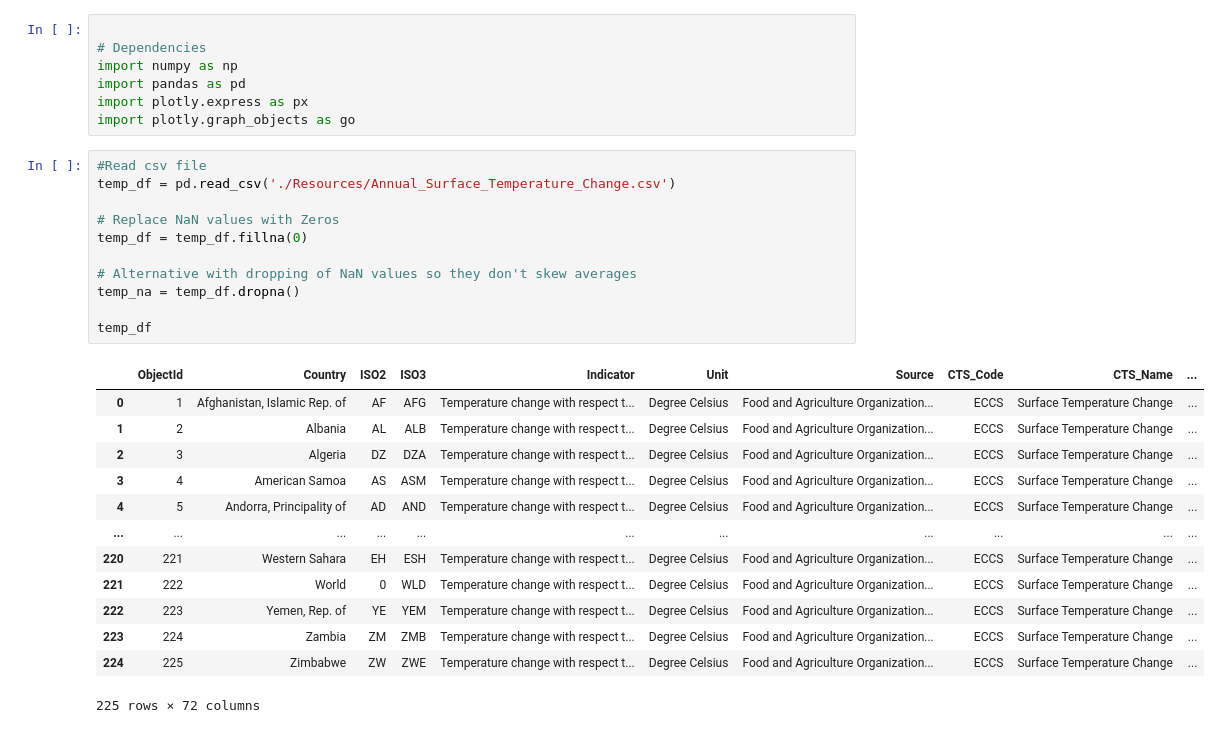
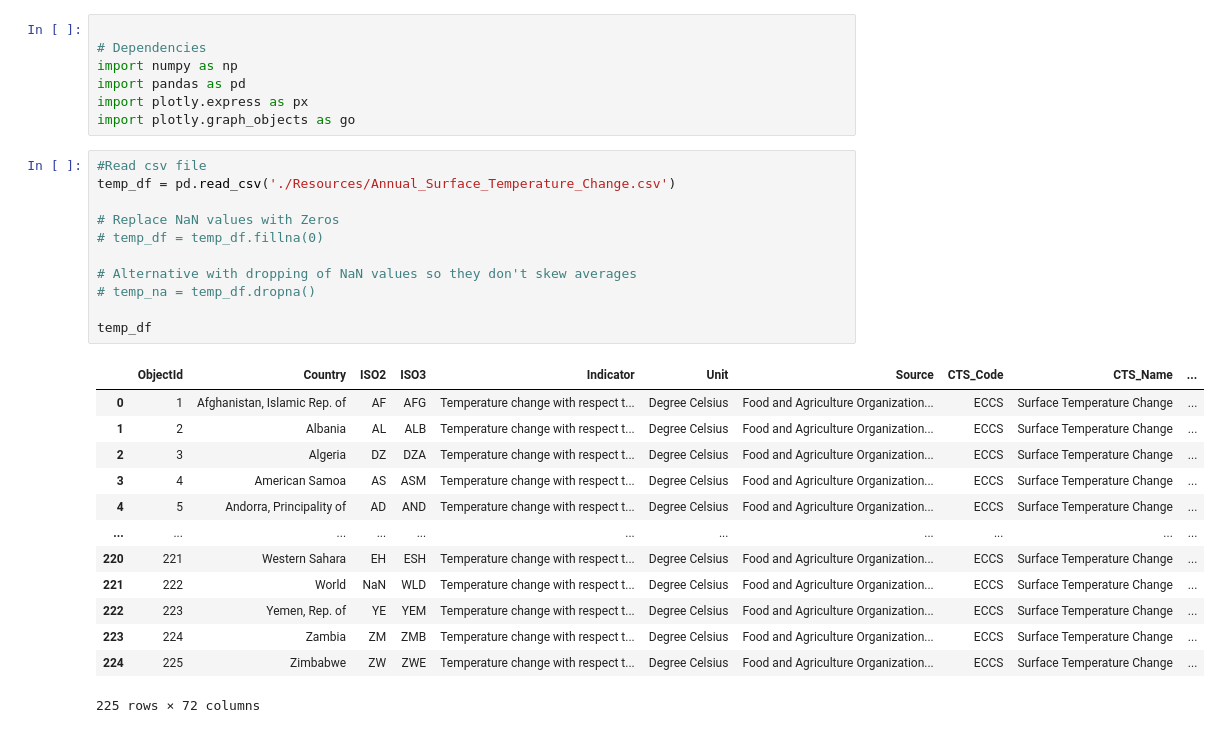
Before and after one commit to Kevin-McConchie/IMF-Weather-Data, a Jupyter notebook: global_temps.ipynb, the cells around one changed output. Cells and saved outputs as stored; diff of their text form.

Commit message:
Update with check on world row vs data supplied

```diff
--- a/global_temps.ipynb
+++ b/global_temps.ipynb
@@ -8,24 +8,24 @@ import plotly.graph_objects as go
 # %%
 #Read csv file
 temp_df = pd.read_csv('./Resources/Annual_Surface_Temperature_Change.csv')
 
 # Replace NaN values with Zeros
-temp_df = temp_df.fillna(0)
+# temp_df = temp_df.fillna(0)
 
 # Alternative with dropping of NaN values so they don't skew averages
-temp_na = temp_df.dropna()
+# temp_na = temp_df.dropna()
 
 temp_df
 # %% [output]
 |  | ObjectId | Country | ISO2 | ISO3 | Indicator | Unit | Source | CTS_Code | CTS_Name | ... |
 | 0 | 1 | Afghanistan, Islamic Rep. of | AF | AFG | Temperature change with respect t... | Degree Celsius | Food and Agriculture Organization... | ECCS | Surface Temperature Change | ... |
 | 1 | 2 | Albania | AL | ALB | Temperature change with respect t... | Degree Celsius | Food and Agriculture Organization... | ECCS | Surface Temperature Change | ... |
 | 2 | 3 | Algeria | DZ | DZA | Temperature change with respect t... | Degree Celsius | Food and Agriculture Organization... | ECCS | Surface Temperature Change | ... |
 | 3 | 4 | American Samoa | AS | ASM | Temperature change with respect t... | Degree Celsius | Food and Agriculture Organization... | ECCS | Surface Temperature Change | ... |
 | 4 | 5 | Andorra, Principality of | AD | AND | Temperature change with respect t... | Degree Celsius | Food and Agriculture Organization... | ECCS | Surface Temperature Change | ... |
 | ... | ... | ... | ... | ... | ... | ... | ... | ... | ... | ... |
 | 220 | 221 | Western Sahara | EH | ESH | Temperature change with respect t... | Degree Celsius | Food and Agriculture Organization... | ECCS | Surface Temperature Change | ... |
-| 221 | 222 | World | 0 | WLD | Temperature change with respect t... | Degree Celsius | Food and Agriculture Organization... | ECCS | Surface Temperature Change | ... |
+| 221 | 222 | World | NaN | WLD | Temperature change with respect t... | Degree Celsius | Food and Agriculture Organization... | ECCS | Surface Temperature Change | ... |
 | 222 | 223 | Yemen, Rep. of | YE | YEM | Temperature change with respect t... | Degree Celsius | Food and Agriculture Organization... | ECCS | Surface Temperature Change | ... |
 | 223 | 224 | Zambia | ZM | ZMB | Temperature change with respect t... | Degree Celsius | Food and Agriculture Organization... | ECCS | Surface Temperature Change | ... |
 | 224 | 225 | Zimbabwe | ZW | ZWE | Temperature change with respect t... | Degree Celsius | Food and Agriculture Organization... | ECCS | Surface Temperature Change | ... |
```
Also changed, not shown: parts of 8 cells of this notebook.
